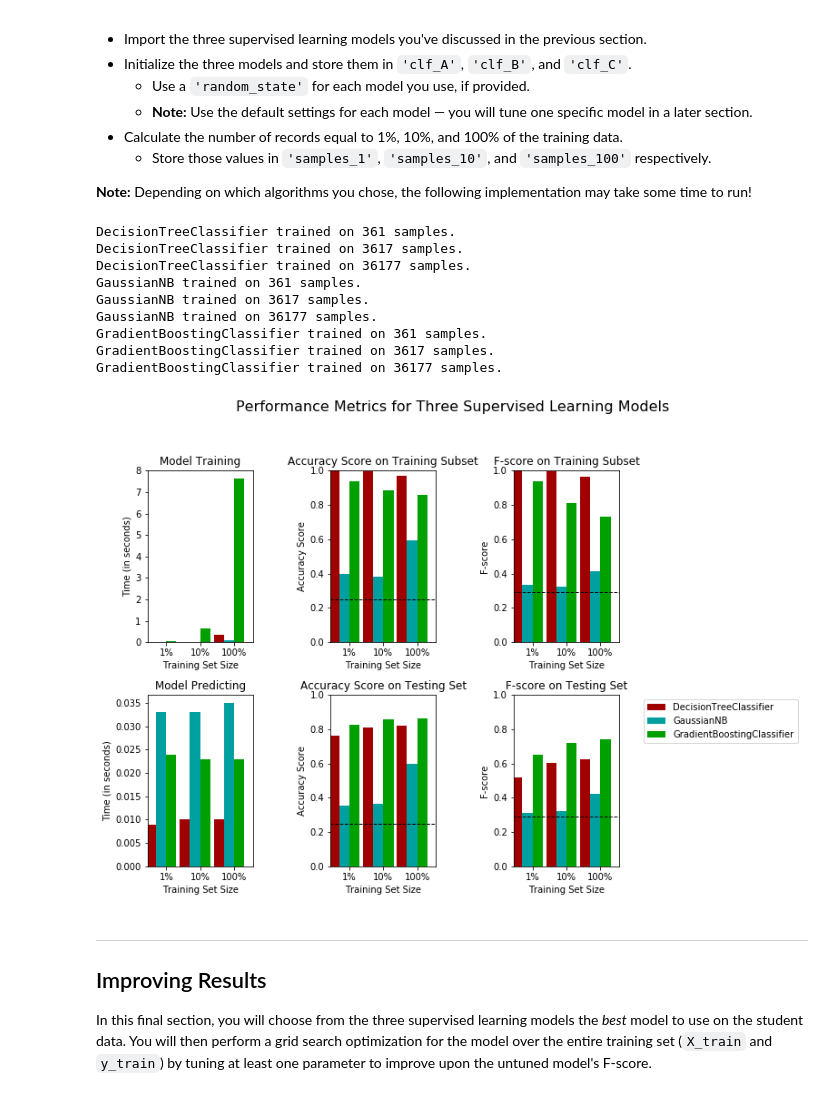
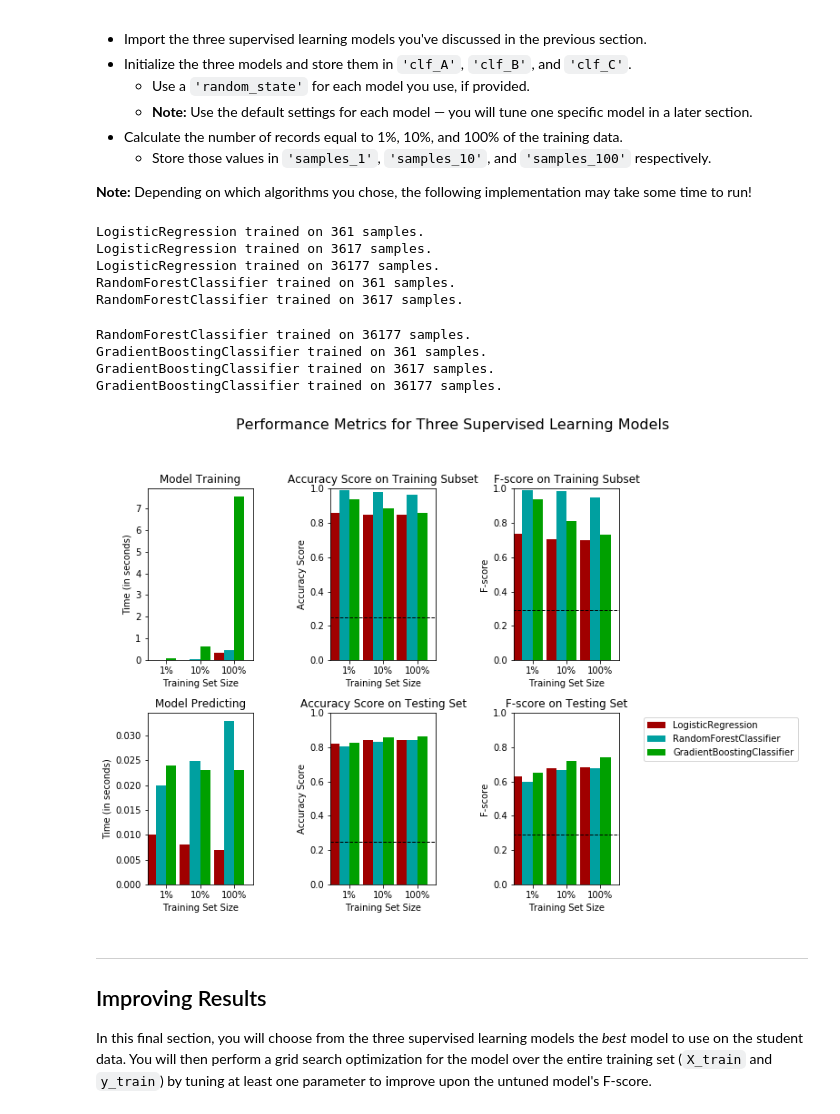
Before and after one commit to Cruzzor/MLND-finding_donors, a Jupyter notebook: finding_donors.ipynb, the cells around one changed output. Cells and saved outputs as stored; diff of their text form; code cells hidden in the pictures.

Commit message:
Re-doing the model selection

```diff
--- a/finding_donors.ipynb
+++ b/finding_donors.ipynb
@@ -429,45 +425,44 @@ In the code cell, you will need to implement the following:
 **Note:** Depending on which algorithms you chose, the following implementation may take some time to run!
 # %%
 # TODO: Import the three supervised learning models from sklearn
-from sklearn.tree import DecisionTreeClassifier
-from sklearn.naive_bayes import GaussianNB
-from sklearn.ensemble import GradientBoostingClassifier
+from sklearn.linear_model import LogisticRegression
+from sklearn.ensemble import RandomForestClassifier, GradientBoostingClassifier
 
 # TODO: Initialize the three models
-clf_A = DecisionTreeClassifier(random_state=1)
-clf_B = GaussianNB()
+clf_A = LogisticRegression(random_state=1)
+clf_B = RandomForestClassifier(random_state=2)
 clf_C = GradientBoostingClassifier(random_state=3)
 
 # TODO: Calculate the number of samples for 1%, 10%, and 100% of the training data
 # HINT: samples_100 is the entire training set i.e. len(y_train)
 # HINT: samples_10 is 10% of samples_100 (ensure to set the count of the values to be `int` and not `float`)
 # HINT: samples_1 is 1% of samples_100 (ensure to set the count of the values to be `int` and not `float`)
 samples_100 = len(y_train)
 samples_10 = int(len(y_train) / 10)
 samples_1 = int(len(y_train) / 100)
 
 # Collect results on the learners
 results = {}
 for clf in [clf_A, clf_B, clf_C]:
     clf_name = clf.__class__.__name__
     results[clf_name] = {}
     for i, samples in enumerate([samples_1, samples_10, samples_100]):
         results[clf_name][i] = \
         train_predict(clf, samples, X_train, y_train, X_test, y_test)
 
 # Run metrics visualization for the three supervised learning models chosen
 vs.evaluate(results, accuracy, fscore)
 # %% [output]
-DecisionTreeClassifier trained on 361 samples.
-DecisionTreeClassifier trained on 3617 samples.
-DecisionTreeClassifier trained on 36177 samples.
-GaussianNB trained on 361 samples.
-GaussianNB trained on 3617 samples.
-GaussianNB trained on 36177 samples.
-GradientBoostingClassifier trained on 361 samples.
-GradientBoostingClassifier trained on 3617 samples.
-GradientBoostingClassifier trained on 36177 samples.
+LogisticRegression trained on 361 samples.
+LogisticRegression trained on 3617 samples.
+LogisticRegression trained on 36177 samples.
+RandomForestClassifier trained on 361 samples.
+RandomForestClassifier trained on 3617 samples.
+RandomForestClassifier trained on 36177 samples.
+GradientBoostingClassifier trained on 361 samples.
+GradientBoostingClassifier trained on 3617 samples.
+GradientBoostingClassifier trained on 36177 samples.
-[figure, old version]
+[figure, new version]
 # %% [markdown]
 ----
 ## Improving Results
```
Also changed, not shown: parts of 3 cells of this notebook.
